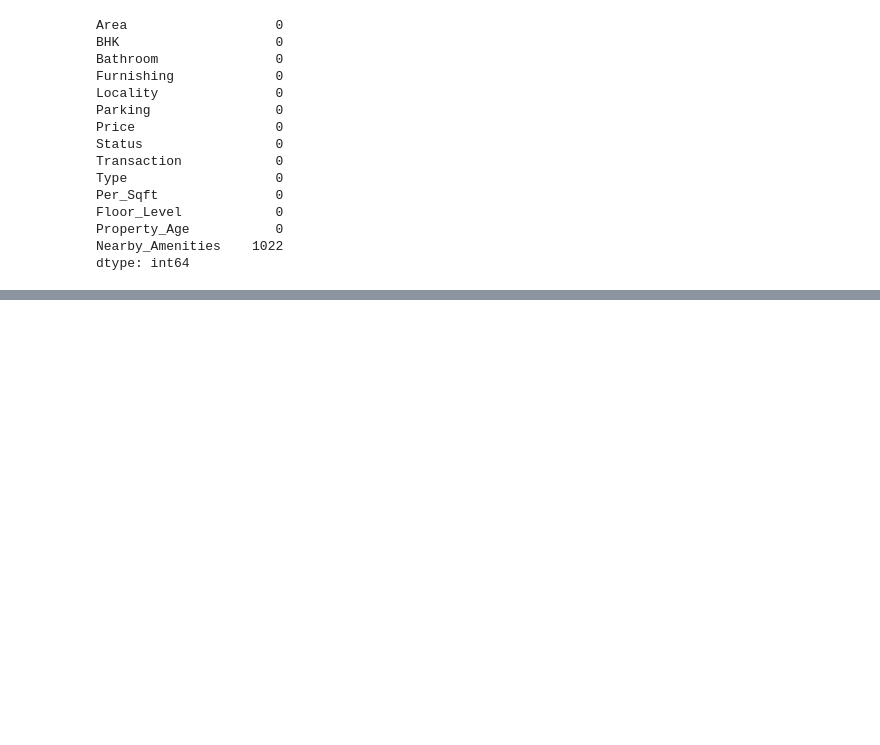
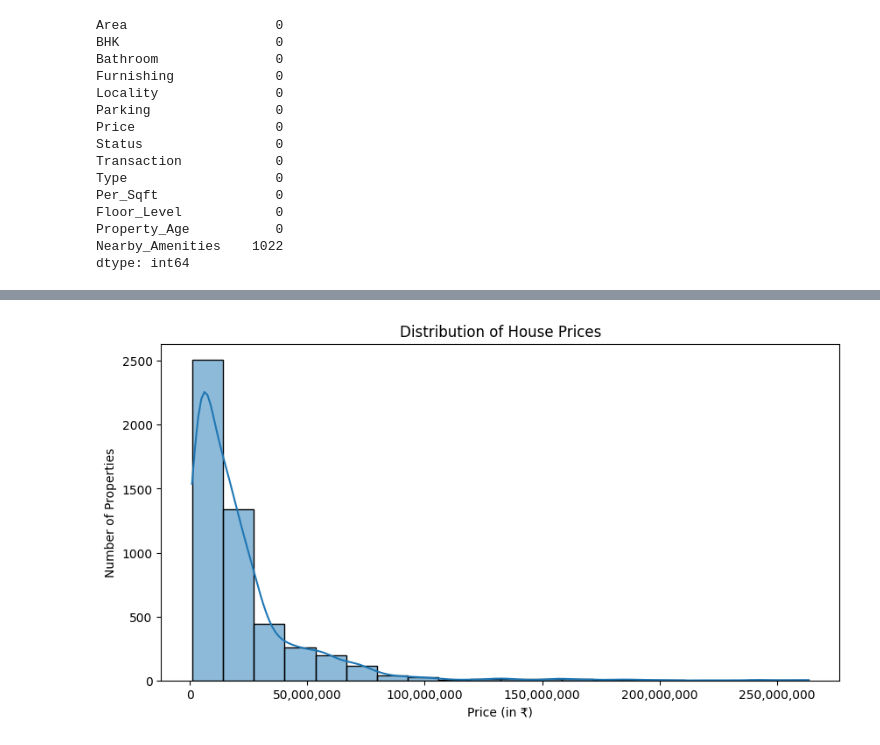
Before and after one commit to vandita-yadav/Indian-Real-Estate-Price-Analysis-Insights, a Jupyter notebook: CA2_VanditaYadav.ipynb, the cells around one changed output, grey strips where cells are left out. Saved outputs shown, nothing was run; the diff lists cells and outputs as text; code cells hidden in the pictures; blank space fills up the shorter version.

```diff
--- a/CA2_VanditaYadav.ipynb
+++ b/CA2_VanditaYadav.ipynb
@@ -100,0 +182,11 @@ data.head()
+# %%
+# Number of properties vs their prices
+plt.figure(figsize=(10, 5))
+sns.histplot(data['Price'], bins=20, kde=True)
+plt.title("Distribution of House Prices")
+plt.xlabel("Price (in ₹)")
+plt.ylabel("Number of Properties")
+plt.gca().xaxis.set_major_formatter(ticker.FuncFormatter(lambda x, _: f'{int(x):,}')) #***
+plt.show()
+# %% [output]
+[figure, added]
```
Also changed, not shown: parts of 11 cells of this notebook.
